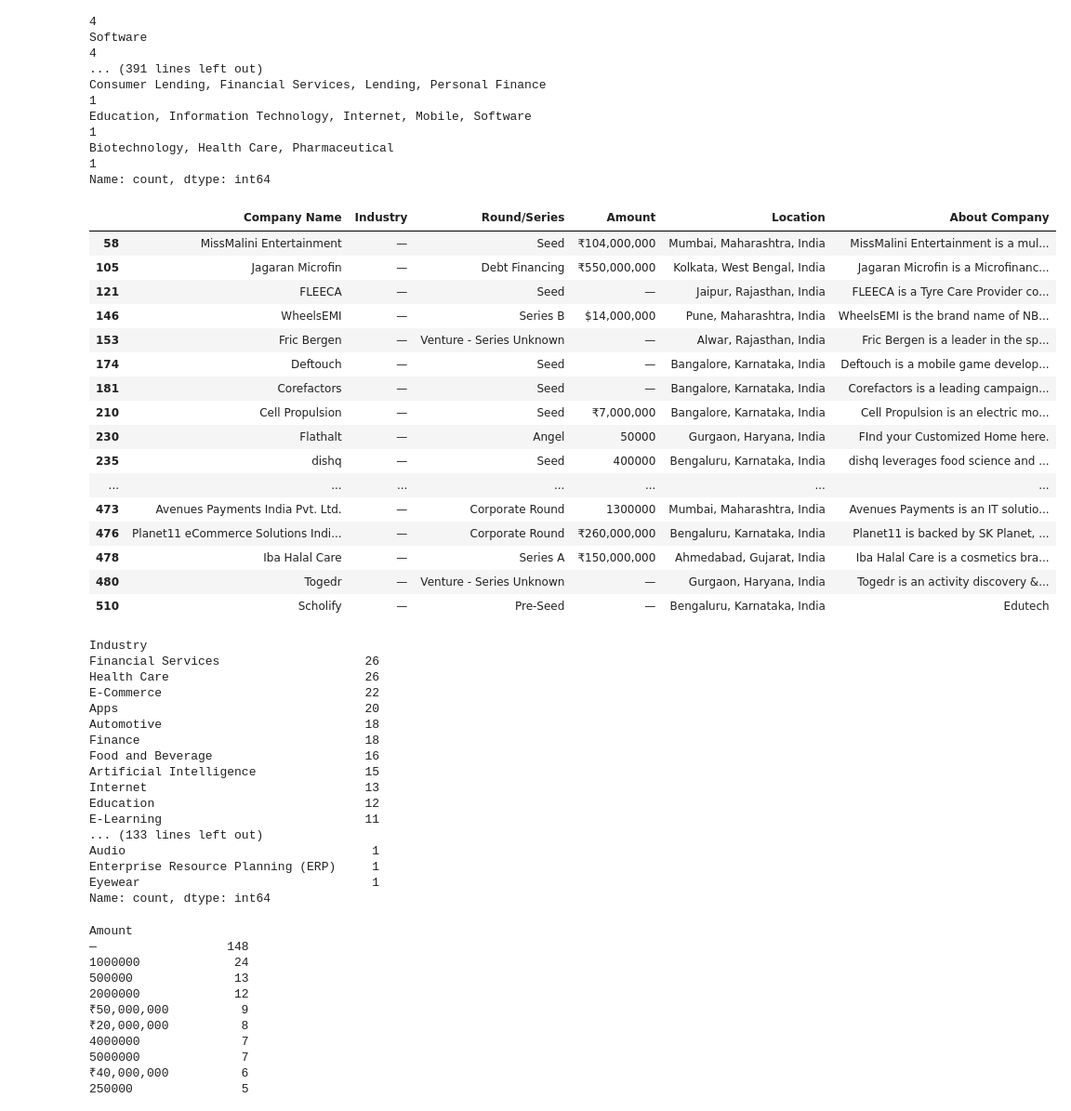
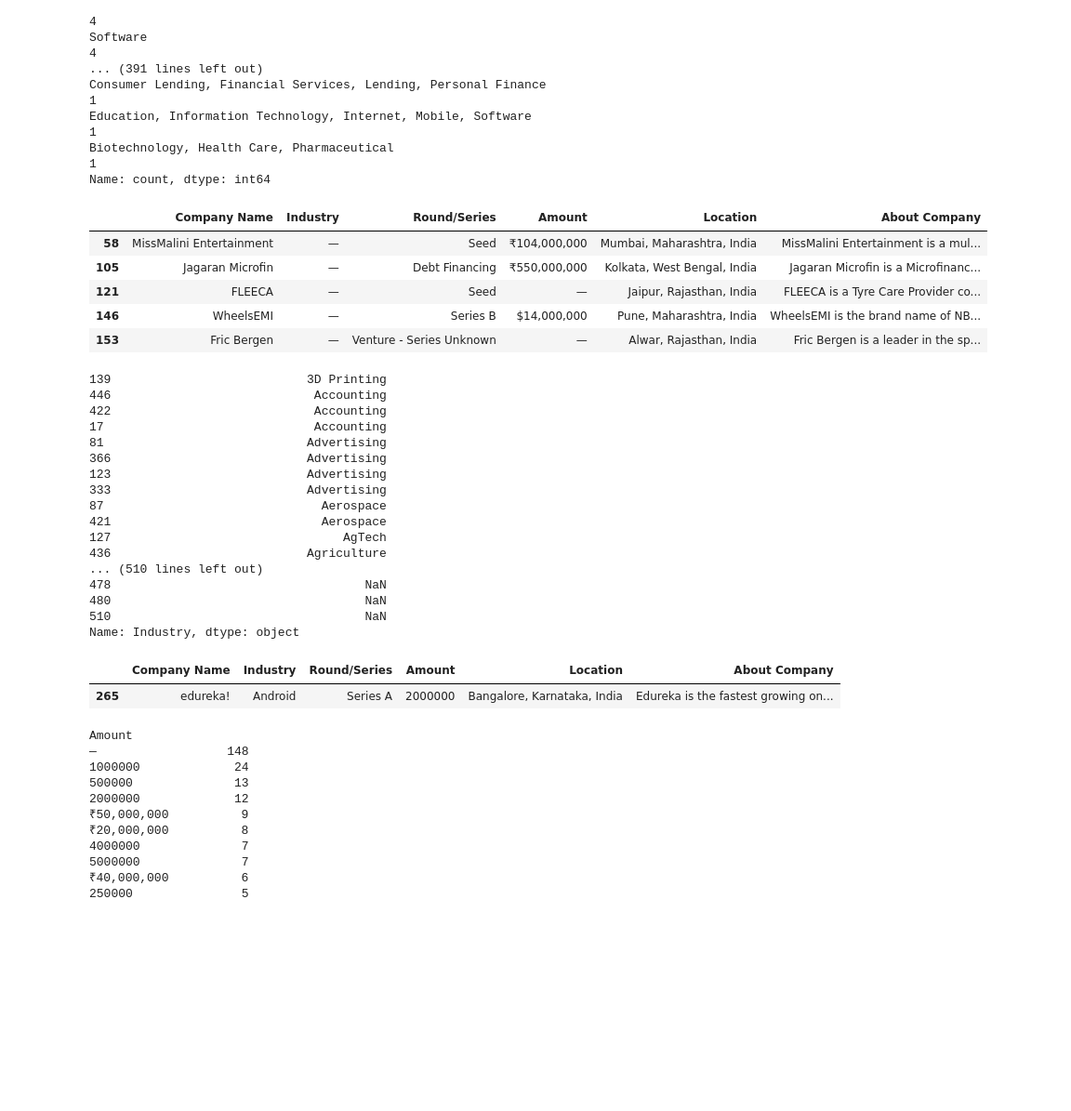
Before and after one commit to Azie88/Beginner-Data-Analysis, a Jupyter notebook: Project_notebook.ipynb, the cells around one changed output. Shown at 93% size. Drawn from its saved outputs; the diff is of its cells as text; code cells hidden in the pictures; blank space fills up the shorter version.

```diff
--- a/Project_notebook.ipynb
+++ b/Project_notebook.ipynb
@@ -313,25 +313,14 @@ Name: count, dtype: int64
 # %%
 # Missing values in Industry Column
 
-data_df_2018[data_df_2018['Industry'] == '—']
+data_df_2018[data_df_2018['Industry'] == '—'].head()
 # %% [output]
 |  | Company Name | Industry | Round/Series | Amount | Location | About Company |
 | 58 | MissMalini Entertainment | — | Seed | ₹104,000,000 | Mumbai, Maharashtra, India | MissMalini Entertainment is a mul... |
 | 105 | Jagaran Microfin | — | Debt Financing | ₹550,000,000 | Kolkata, West Bengal, India | Jagaran Microfin is a Microfinanc... |
 | 121 | FLEECA | — | Seed | — | Jaipur, Rajasthan, India | FLEECA is a Tyre Care Provider co... |
 | 146 | WheelsEMI | — | Series B | $14,000,000 | Pune, Maharashtra, India | WheelsEMI is the brand name of NB... |
 | 153 | Fric Bergen | — | Venture - Series Unknown | — | Alwar, Rajasthan, India | Fric Bergen is a leader in the sp... |
-| 174 | Deftouch | — | Seed | — | Bangalore, Karnataka, India | Deftouch is a mobile game develop... |
-| 181 | Corefactors | — | Seed | — | Bangalore, Karnataka, India | Corefactors is a leading campaign... |
-| 210 | Cell Propulsion | — | Seed | ₹7,000,000 | Bangalore, Karnataka, India | Cell Propulsion is an electric mo... |
-| 230 | Flathalt | — | Angel | 50000 | Gurgaon, Haryana, India | FInd your Customized Home here. |
-| 235 | dishq | — | Seed | 400000 | Bengaluru, Karnataka, India | dishq leverages food science and ... |
-| ... | ... | ... | ... | ... | ... | ... |
-| 473 | Avenues Payments India Pvt. Ltd. | — | Corporate Round | 1300000 | Mumbai, Maharashtra, India | Avenues Payments is an IT solutio... |
-| 476 | Planet11 eCommerce Solutions Indi... | — | Corporate Round | ₹260,000,000 | Bengaluru, Karnataka, India | Planet11 is backed by SK Planet, ... |
-| 478 | Iba Halal Care | — | Series A | ₹150,000,000 | Ahmedabad, Gujarat, India | Iba Halal Care is a cosmetics bra... |
-| 480 | Togedr | — | Venture - Series Unknown | — | Gurgaon, Haryana, India | Togedr is an activity discovery &... |
-| 510 | Scholify | — | Pre-Seed | — | Bengaluru, Karnataka, India | Edutech |
 # %%
 # Replace missing values with np.nan
 
@@ -343,22 +332,28 @@ data_df_2018['Industry']=data_df_2018['Industry'].replace('—',np.nan)
 
 data_df_2018['Industry'] = data_df_2018['Industry'].str.split(',').str[0].str.replace("'", "", regex=True)
 # %%
-data_df_2018['Industry'].value_counts()
+data_df_2018['Industry'].sort_values()
 # %% [output]
-Industry
-Financial Services                    26
-Health Care                           26
-E-Commerce                            22
-Apps                                  20
-Automotive                            18
-Finance                               18
-Food and Beverage                     16
-Artificial Intelligence               15
-Internet                              13
-Education                             12
-E-Learning                            11
-... (133 lines left out)
-Audio                                  1
-Enterprise Resource Planning (ERP)     1
-Eyewear                                1
-Name: count, dtype: int64
+139                           3D Printing
+446                            Accounting
+422                            Accounting
+17                             Accounting
+81                            Advertising
+366                           Advertising
+123                           Advertising
+333                           Advertising
+87                              Aerospace
+421                             Aerospace
+127                                AgTech
+436                           Agriculture
+... (510 lines left out)
+478                                   NaN
+480                                   NaN
+510                                   NaN
+Name: Industry, dtype: object
+# %%
+pd.set_option("display.max_colwidth", None)
+data_df_2018[data_df_2018['Industry'] == 'Android']
+# %% [output]
+|  | Company Name | Industry | Round/Series | Amount | Location | About Company |
+| 265 | edureka! | Android | Series A | 2000000 | Bangalore, Karnataka, India | Edureka is the fastest growing on... |
```
Also changed, not shown: parts of 65 cells of this notebook.
